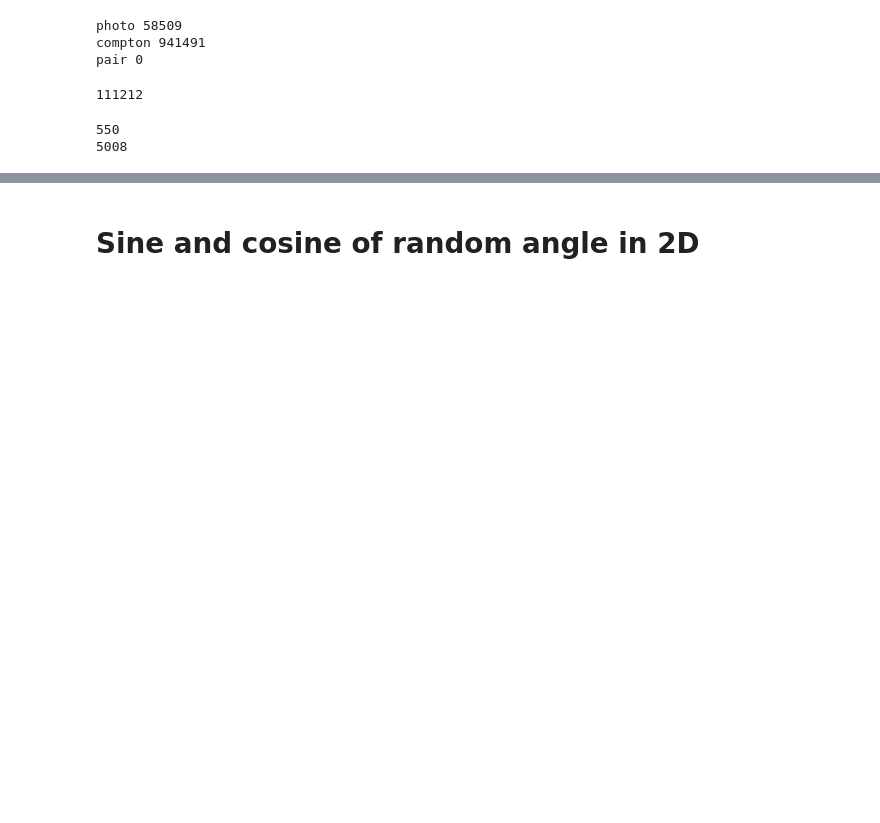
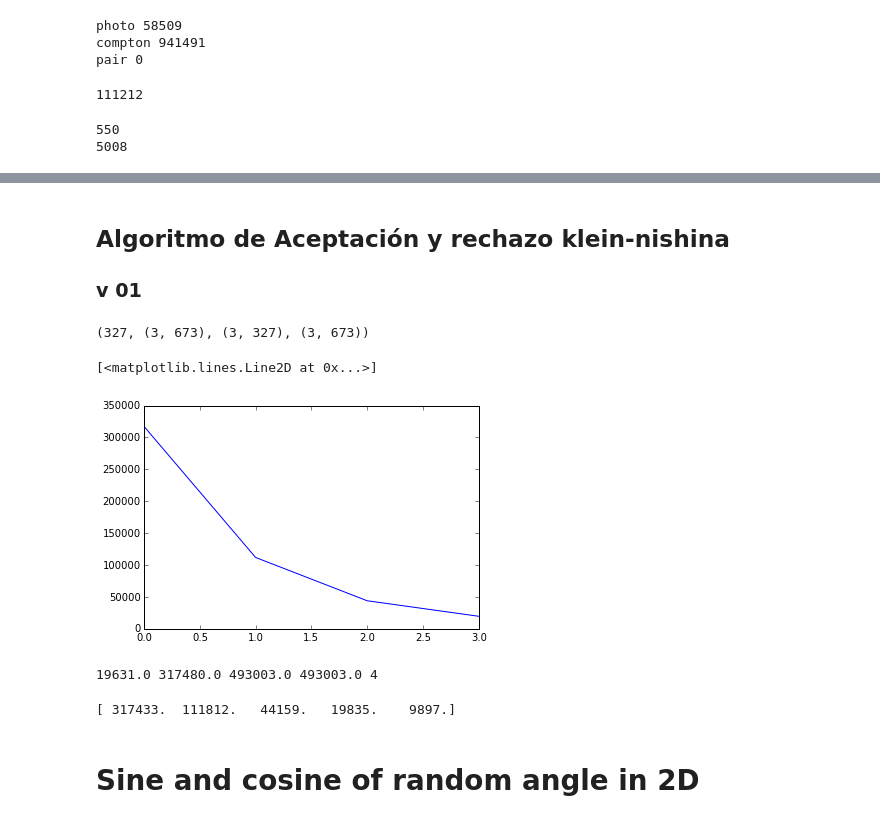
Before and after one commit to lmpizarro/apuntes-python-cientifico, a Jupyter notebook: tallerPython/notebooks/gamma_interaction.ipynb, the cells around one changed output, grey strips where cells are left out. Drawn from its saved outputs; the diff is of its cells as text; code cells hidden in the pictures; blank space fills up the shorter version.

```diff
--- a/tallerPython/notebooks/gamma_interaction.ipynb
+++ b/tallerPython/notebooks/gamma_interaction.ipynb
@@ -358,0 +386,4 @@ print(x[x<0].size)
+# %% [markdown]
+## Algoritmo de Aceptación y rechazo klein-nishina
+
+### v 01
@@ -358,0 +414,44 @@ print(x[x<0].size)
+# %%
+N = 1000
+
+estado = np.zeros(3*N).reshape(3,N)
+
+estados_aceptados = np.empty((3,0))
+
+# asignacion de energías
+estado[0:1, :] = 1.99*np.random.random(size=N) + 0.01
+
+# asigno a estado a un temporario
+estado_temp = estado
+
+# generacion de ángulos aleatorios
+angulos = np.random.random(size = estado_temp.shape[1]) * 2 * np.pi
+
+# asignacion de ángulos aleatorios
+estado_temp[1:2] = angulos
+
+# generacion de densidades aleatorias
+densidades  = np.random.random(size = estado_temp.shape[1])
+
+# saco energía de matríz de estado
+energia = estado_temp[0:1,:]
+
+# se calcula la densidad con klein nishina
+dcs_10 = kn_kn(angulos, energia )/ (Units.rec **2)
+
+# determino las posiciones aceptadas
+accept = dcs_10 < densidades
+# guardo esas posiciones aceptadas
+estado_temp[2:3,:] = accept
+
+aceptados = estado_temp[0:3,(estado_temp[2:3] == 1)[0]]
+
+estados_aceptados = np.hstack((estados_aceptados, aceptados))
+
+siguen_compt = estado_temp[0:3, (estado_temp[2:3] == 0)[0]]
+
+# acá siguen_compt - > estado
+
+siguen_compt.shape[1], estados_aceptados.shape, siguen_compt.shape, aceptados.shape
+# %% [output]
+(327, (3, 673), (3, 327), (3, 673))
@@ -359,3 +504,16 @@ print(x[x<0].size)
+# %%
+plt.plot(estats)
+# %% [output]
+[<matplotlib.lines.Line2D at 0x...>]
+[figure, added]
+# %%
+print(estats.min(), estats.max(), estats.sum(), estats[0:10].sum(), estats.size)
+# %% [output]
+19631.0 317480.0 493003.0 493003.0 4
+# %%
+print(estats)
+# %% [output]
+[ 317433.  111812.   44159.   19835.    9897.]
 # %% [markdown]
 # Sine and cosine of random angle in 2D
 # %%
```
Also changed, not shown: parts of 16 cells of this notebook.
